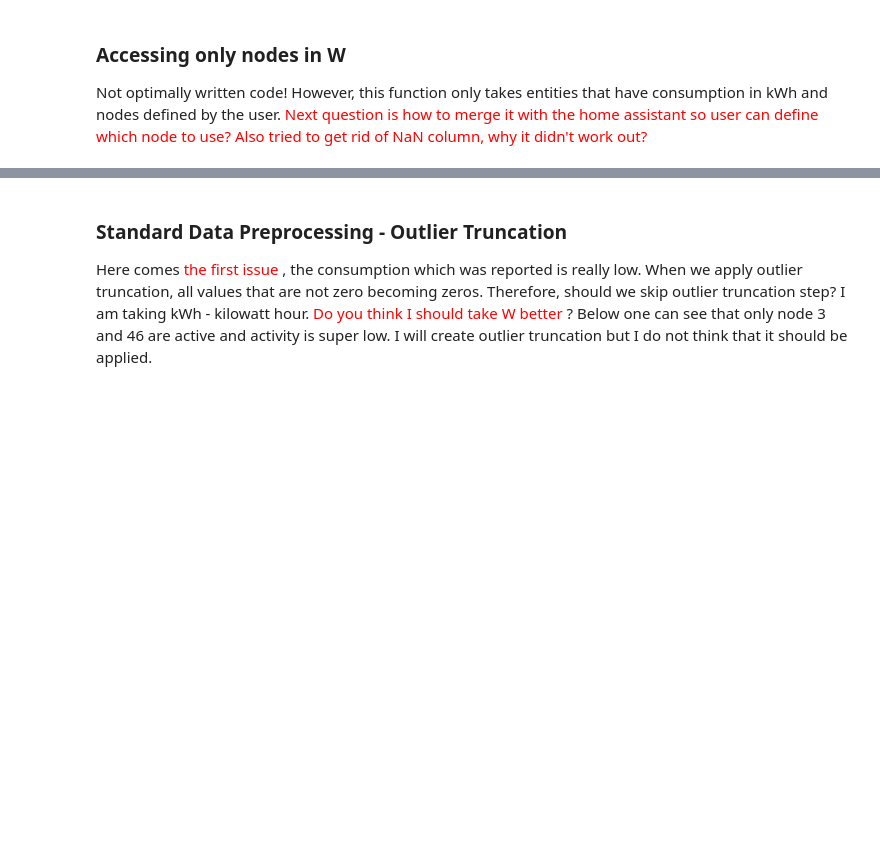
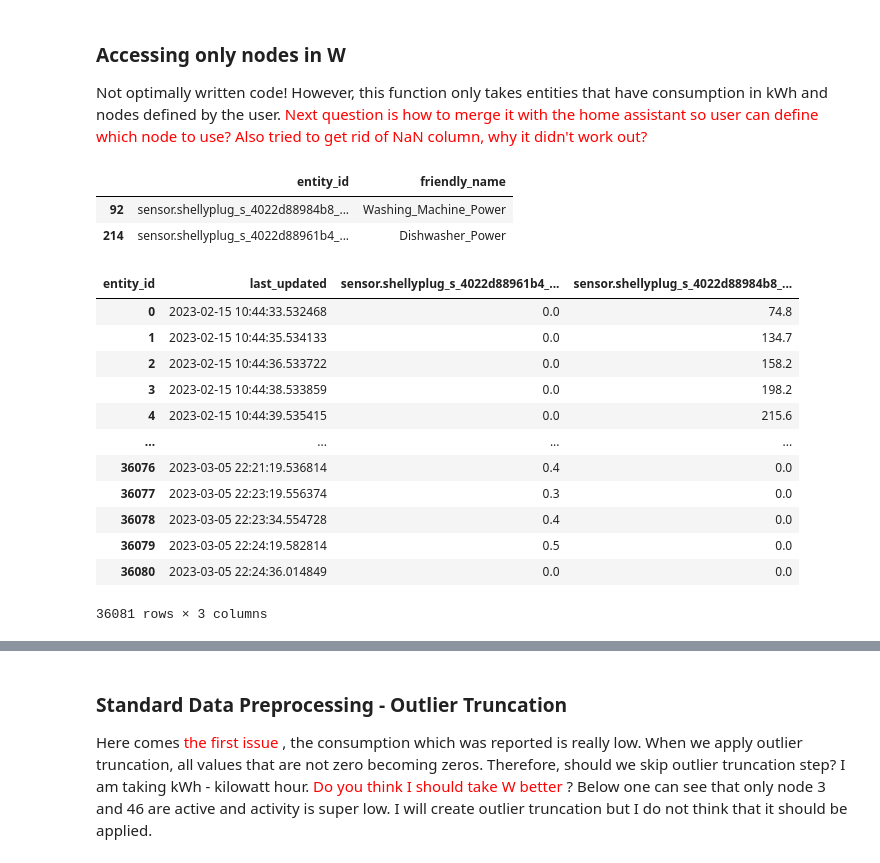
Before and after one commit to sonyaarom/Seminar-Information-Systems, a Jupyter notebook: Preparation_Agent_HA.ipynb, the cells around one changed output, grey strips where cells are left out. Cells and saved outputs as stored; diff of their text form; code cells hidden in the pictures; blank space fills up the shorter version.

```diff
--- a/Preparation_Agent_HA.ipynb
+++ b/Preparation_Agent_HA.ipynb
@@ -115,3 +227,10 @@ Not optimally written code! However, this function only takes entities that have
+# %%
+friendly_names = prep.create_friendly_names(data_unpacked)
+friendly_names
+# %% [output]
+|  | entity_id | friendly_name |
+| 92 | sensor.shellyplug_s_4022d88984b8_... | Washing_Machine_Power |
+| 214 | sensor.shellyplug_s_4022d88961b4_... | Dishwasher_Power |
 # %%
 #updated
 def access_shiftable_devices(self, df, attrs= 'all'):
@@ -136,7 +255,21 @@ setattr(Preparation_Agent, 'access_shiftable_devices', access_shiftable_devices)
 del access_shiftable_devices
 # %%
 data_w = prep.access_shiftable_devices(data_unpacked)
-data_w.head()
+data_w
+# %% [output]
+| entity_id | last_updated | sensor.shellyplug_s_4022d88961b4_... | sensor.shellyplug_s_4022d88984b8_... |
+| 0 | 2023-02-15 10:44:33.532468 | 0.0 | 74.8 |
+| 1 | 2023-02-15 10:44:35.534133 | 0.0 | 134.7 |
+| 2 | 2023-02-15 10:44:36.533722 | 0.0 | 158.2 |
+| 3 | 2023-02-15 10:44:38.533859 | 0.0 | 198.2 |
+| 4 | 2023-02-15 10:44:39.535415 | 0.0 | 215.6 |
+| ... | ... | ... | ... |
+| 36076 | 2023-03-05 22:21:19.536814 | 0.4 | 0.0 |
+| 36077 | 2023-03-05 22:23:19.556374 | 0.3 | 0.0 |
+| 36078 | 2023-03-05 22:23:34.554728 | 0.4 | 0.0 |
+| 36079 | 2023-03-05 22:24:19.582814 | 0.5 | 0.0 |
+| 36080 | 2023-03-05 22:24:36.014849 | 0.0 | 0.0 |
+36081 rows × 3 columns
 # %%
 with pd.option_context('display.max_rows', None, 'display.max_columns', None):  # more options can be specified also
     print(data_w[['last_updated','sensor.shellyplug_s_4022d88984b8_power']])
```
Also changed, not shown: parts of 62 cells of this notebook, 3 other files.
